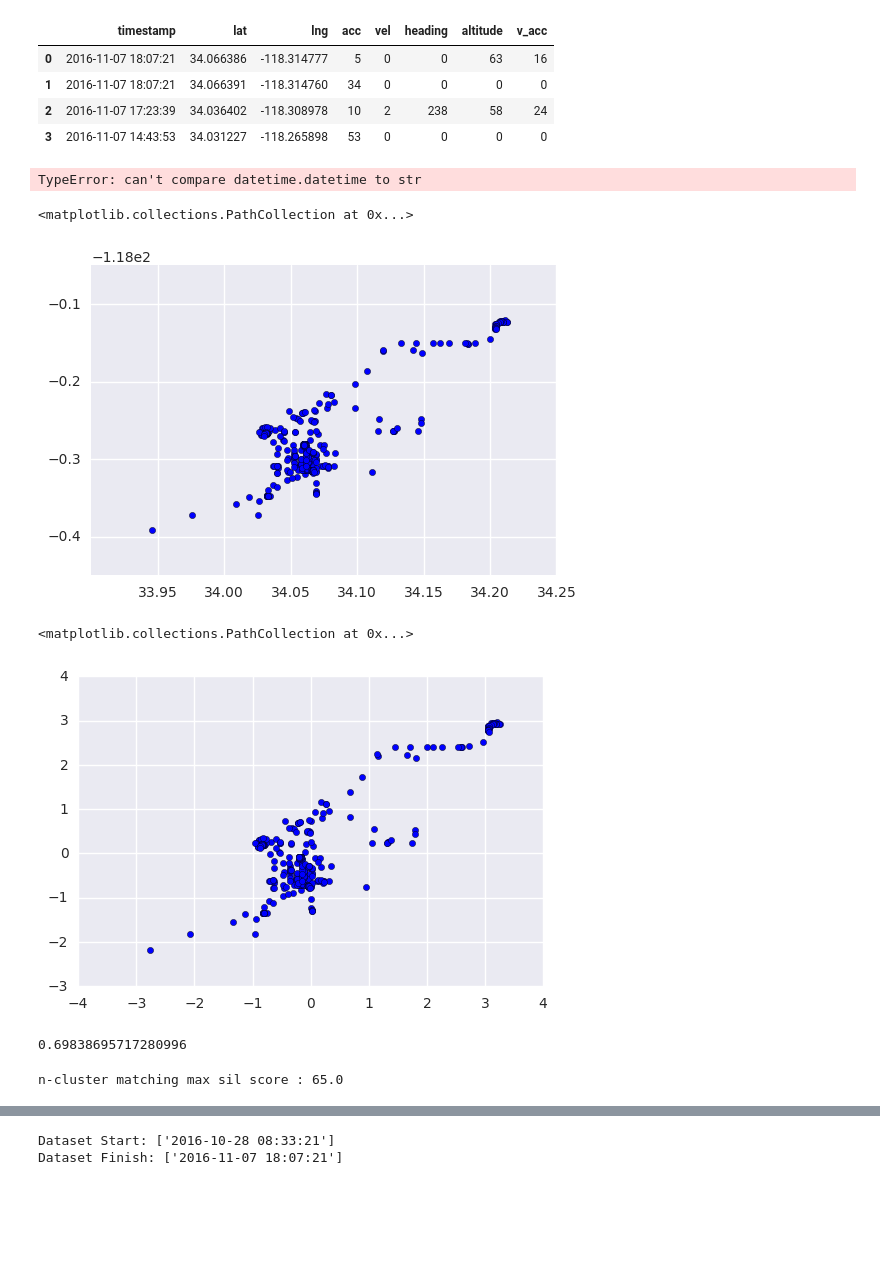
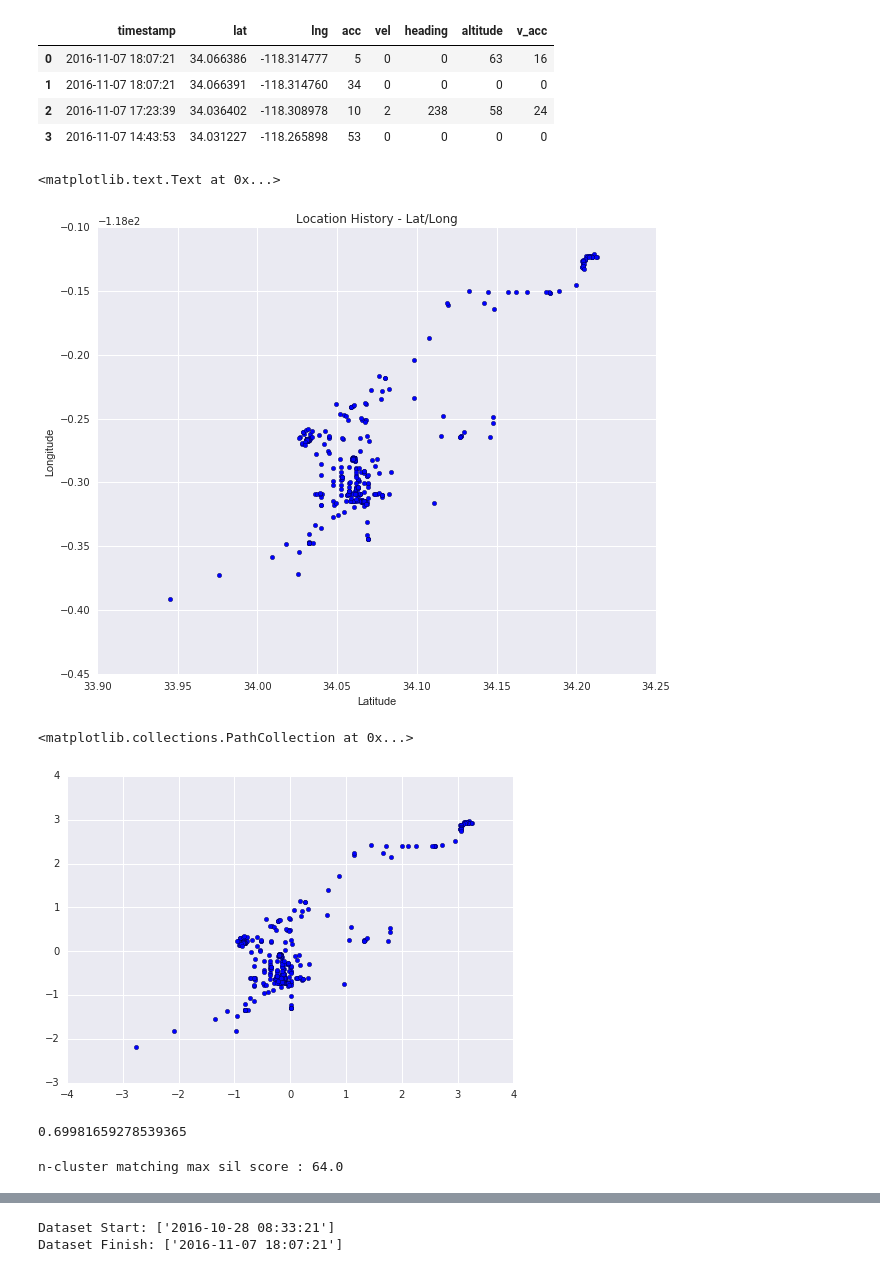
Before and after one commit to aaronk313/dsi, a Jupyter notebook: Project_sg1.ipynb, the cells around one changed output, grey strips where cells are left out. Drawn from its saved outputs; the diff is of its cells as text; code cells hidden in the pictures; blank space fills up the shorter version.

```diff
--- a/Project_sg1.ipynb
+++ b/Project_sg1.ipynb
@@ -356,16 +357,21 @@ gloc_hist_alt.head(4)
 | 2 | 2016-11-07 17:23:39 | 34.036402 | -118.308978 | 10 | 2 | 238 | 58 | 24 |
 | 3 | 2016-11-07 14:43:53 | 34.031227 | -118.265898 | 53 | 0 | 0 | 0 | 0 |
 # %%
-gloc_hist_alt = gloc_hist_alt[(gloc_hist_alt['timestamp'] > datetime.now() - timedelta(days=14))]
+try:
+    gloc_hist_alt = gloc_hist_alt[(gloc_hist_alt['timestamp'] > datetime.now() - timedelta(days=14))]
+except:
+    pass
-# %% [output]
-TypeError: can't compare datetime.datetime to str
 # %%
 # Rough scatter plot
 
+plt.figure(figsize=(10,8))
 plt.scatter(gloc_hist_alt['lat'],gloc_hist_alt['lng'])
+plt.xlabel("Latitude")
+plt.ylabel("Longitude")
+plt.title("Location History - Lat/Long")
 # %% [output]
-<matplotlib.collections.PathCollection at 0x...>
+<matplotlib.text.Text at 0x...>
-[figure, old version]
+[figure, new version]
 # %%
 # Re-scaled scatter plot
 
@@ -373,7 +379,7 @@ plt.scatter(preprocessing.scale(np.array(gloc_hist_alt['lat'])), \
             preprocessing.scale(np.array(gloc_hist_alt['lng'])))
 # %% [output]
 <matplotlib.collections.PathCollection at 0x...>
-[figure, old version]
+[figure, new version]
 # %%
 from sklearn.cluster import KMeans
 from sklearn.metrics import silhouette_score
@@ -396,15 +404,15 @@ klist = np.array(kmlist)
 # %%
-np.amax(klist[3:100,1])
+np.amax(klist[(klist[:,1]<0.75),1])
 # %% [output]
-0.69838695717280996
+0.69981659278539365
 # %%
 for n in klist:
-    if n[1]==np.amax(klist[3:100,1]):
+    if n[1]==np.amax(klist[(klist[:,1]<0.75),1]):
         n_max =n[0]
-        sc_max = np.amax(klist[3:100,1])
+        sc_max = np.amax(klist[(klist[:,1]<0.75),1])
         print "n-cluster matching max sil score : %s"%n[0]
 # %% [output]
-n-cluster matching max sil score : 65.0
+n-cluster matching max sil score : 64.0
 # %%
 plt.figure(figsize=(12,10))
 plt.plot(klist[1:,0],klist[1:,1])
```
Also changed, not shown: parts of 36 cells of this notebook, 24 other files.
